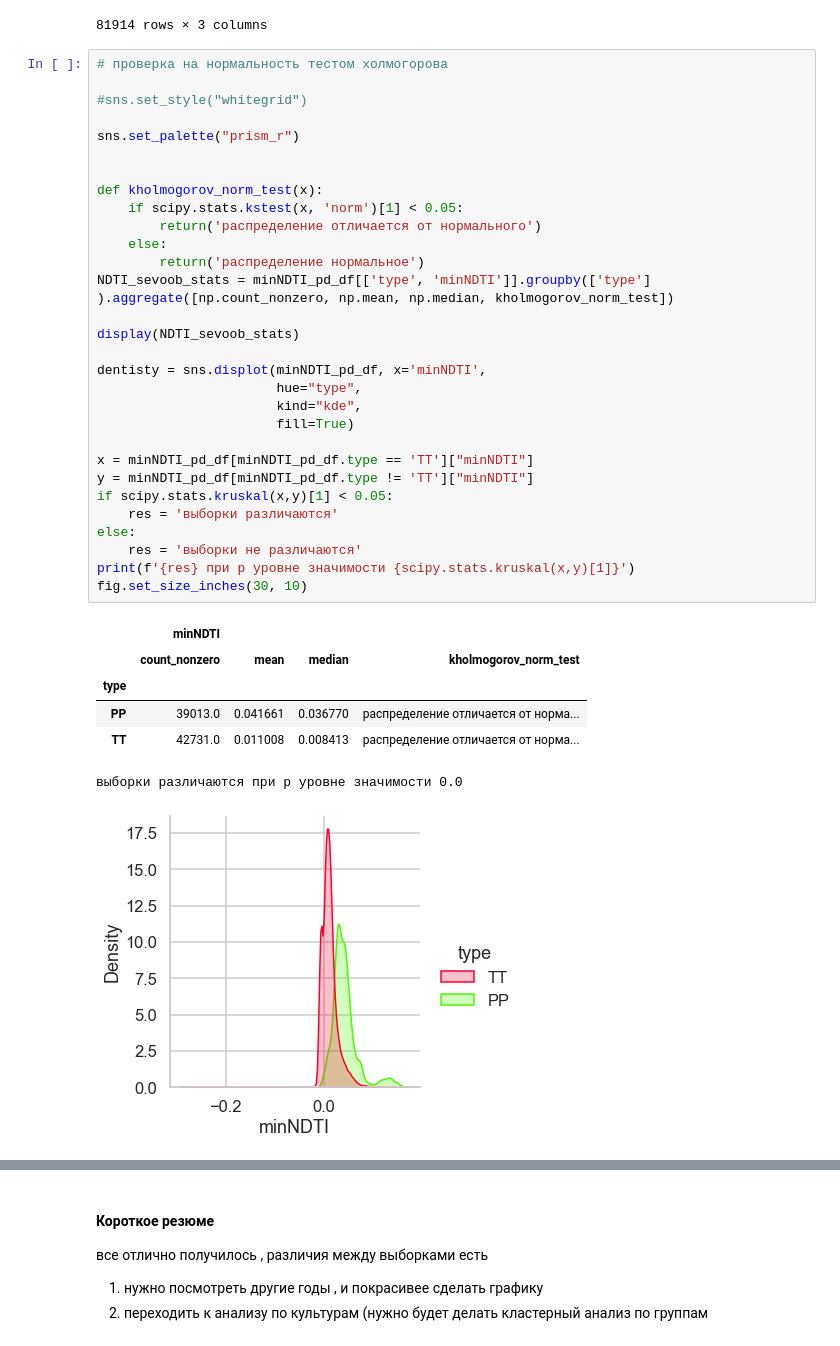
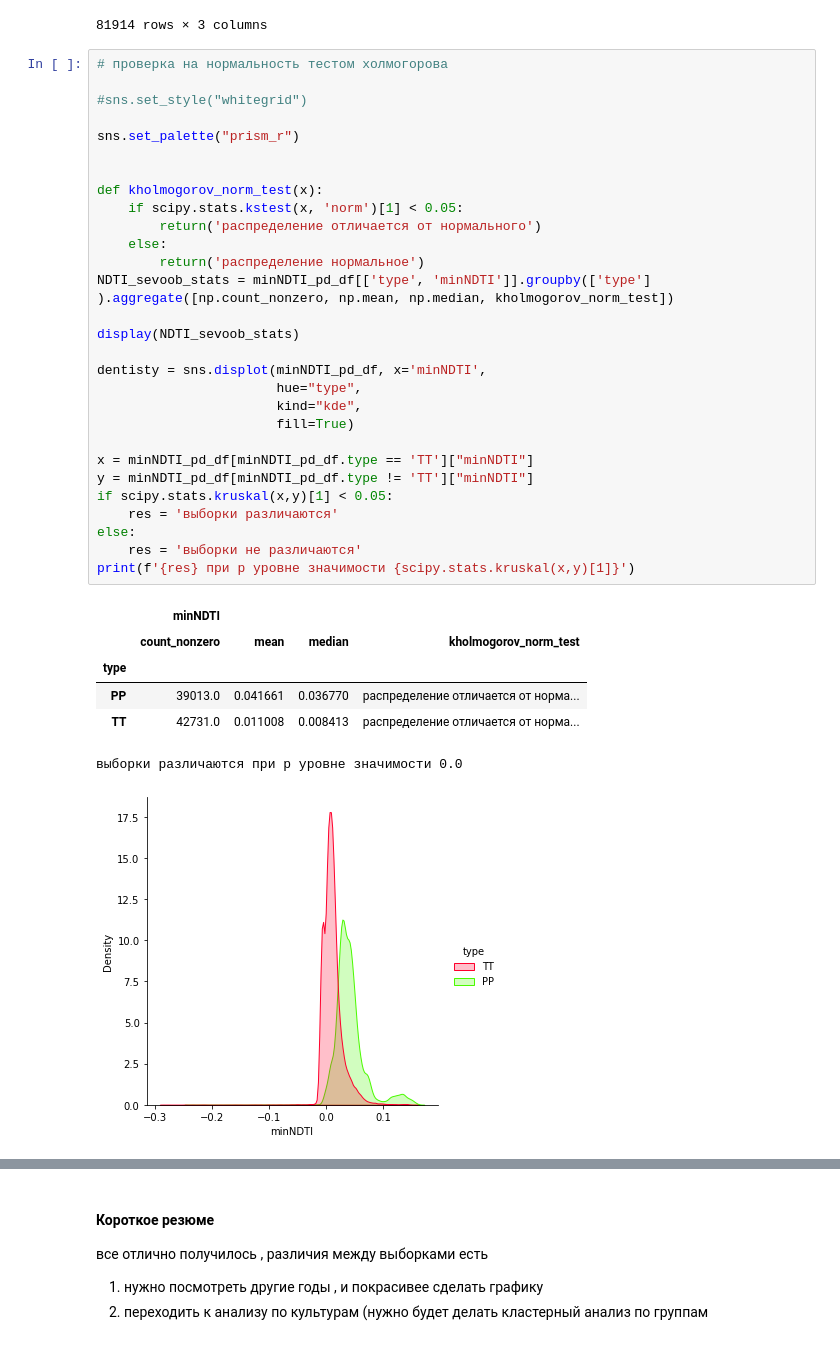
Before and after one commit to hukitoc94/Archangelskoe_NDTI_project, a Jupyter notebook: arhchan_project.ipynb, the cells around one changed output, grey strips where cells are left out. Drawn from its saved outputs; the diff is of its cells as text.

```diff
--- a/arhchan_project.ipynb
+++ b/arhchan_project.ipynb
@@ -139,32 +198,31 @@ sns.set_palette("prism_r")
 
 
 def kholmogorov_norm_test(x):
     if scipy.stats.kstest(x, 'norm')[1] < 0.05:
         return('распределение отличается от нормального')
     else:
         return('распределение нормальное')
 NDTI_sevoob_stats = minNDTI_pd_df[['type', 'minNDTI']].groupby(['type'] ).aggregate([np.count_nonzero, np.mean, np.median, kholmogorov_norm_test])
 
 display(NDTI_sevoob_stats)
 
 dentisty = sns.displot(minNDTI_pd_df, x='minNDTI',
                        hue="type",
                        kind="kde",
                        fill=True)
 
 x = minNDTI_pd_df[minNDTI_pd_df.type == 'TT']["minNDTI"]
 y = minNDTI_pd_df[minNDTI_pd_df.type != 'TT']["minNDTI"]
 if scipy.stats.kruskal(x,y)[1] < 0.05:
     res = 'выборки различаются'
 else:
     res = 'выборки не различаются'
 print(f'{res} при p уровне значимости {scipy.stats.kruskal(x,y)[1]}')
-fig.set_size_inches(30, 10)
 # %% [output]
 |  | minNDTI |  |  |  |
 |  | count_nonzero | mean | median | kholmogorov_norm_test |
 | type |  |  |  |  |
 | PP | 39013.0 | 0.041661 | 0.036770 | распределение отличается от норма... |
 | TT | 42731.0 | 0.011008 | 0.008413 | распределение отличается от норма... |
 выборки различаются при p уровне значимости 0.0
-[figure, old version]
+[figure, new version]
```
Also changed, not shown: parts of 22 cells of this notebook, 1 other file.
